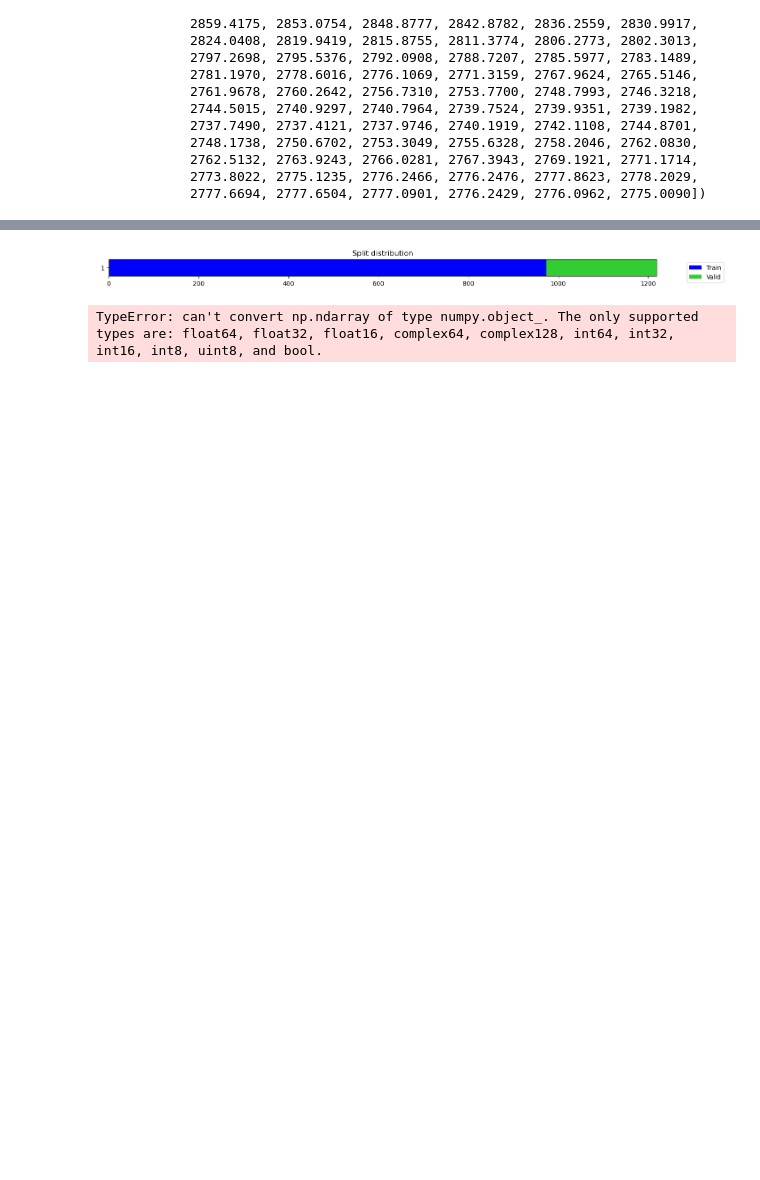
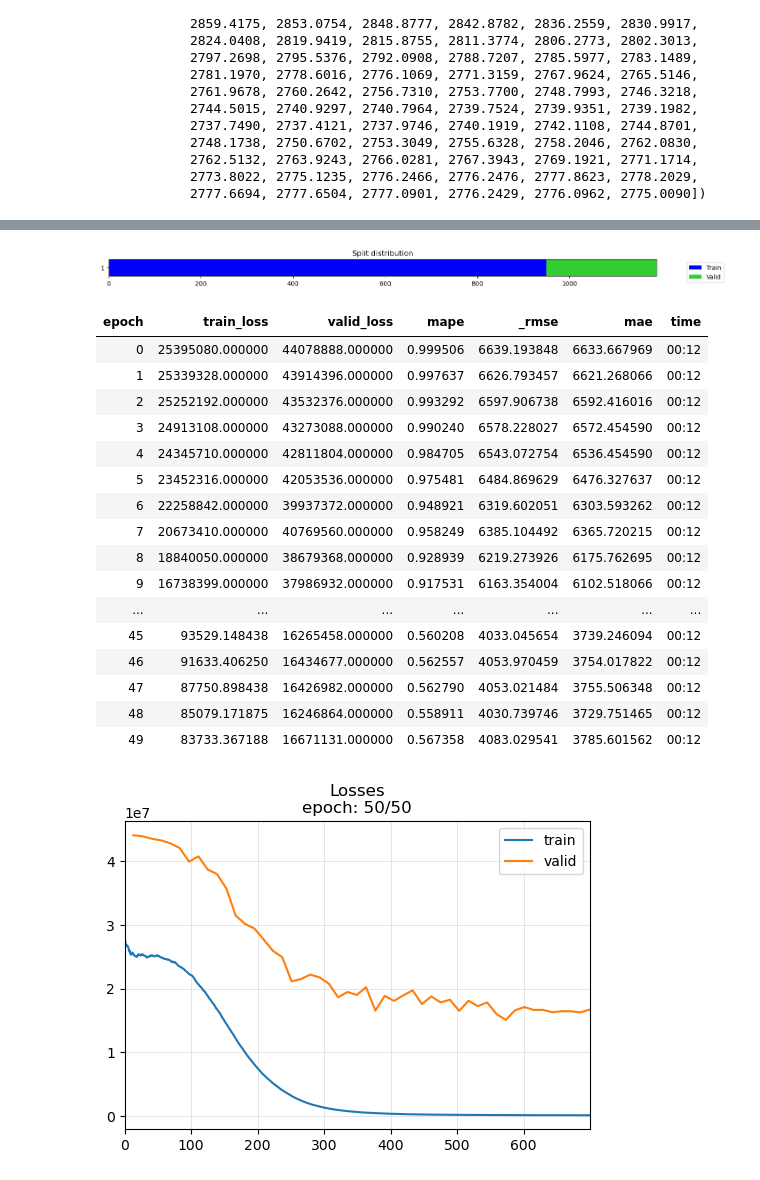
Before and after one commit to TeaDove/kodiki-aviahack, a Jupyter notebook: ml/analitics.ipynb, the cells around one changed output, grey strips where cells are left out. Saved outputs shown, nothing was run; the diff lists cells and outputs as text; code cells hidden in the pictures; blank space fills up the shorter version.

Commit message:
fix: fix error in notebooks

```diff
--- a/ml/analitics.ipynb
+++ b/ml/analitics.ipynb
@@ -52,2 +36,0 @@ dfs['Урал']
-# %%
-dfs['СЗ']['keeping_actual'][1] = pd.to_numeric(dfs['СЗ']['keeping_actual'])
@@ -145,7 +122,7 @@ learn.save_all("/Users/tainella/Documents/MTC")
 # %%
 del learn
 # %%
-learn = load_learner("/Users/tainella/Documents/MTC/learner.pkl")
+learn = load_learner("/Users/tainella/Documents/MTC/МСК_хранение/learner.pkl")
 # %%
 y_pred = learn.get_X_preds(X[splits[1]])
 # %% [output]
@@ -186,25 +163,29 @@ TensorBase([2928.7617, 2927.1484, 2926.1711, 2923.4819, 2921.6677, 2918.0547,
 # %%
-def train(name, skl_type, path_save):
+def train(name, skl_type, path_save, epoches = 50, wl = 160, nf = 64):
     '''
         name = ['МСК', 'Урал', 'СЗ'] - имя склада
         skl_type = ['keeping_actual' , 'processing_actual'] - тип
     '''
+
+    #print(dfs[name]['keeping_actual'].dtype)
+    if 'date' in list(dfs[name].columns):
+        dfs[name] = dfs[name].drop(columns = ['date'])
+    data = dfs[name].to_numpy()
+    #print(data)
+
     target_col = skl_type
     feature_cols = list(dfs[name].columns)
     target_col_id = feature_cols.index(target_col)
+    feature_cols = ["receiving_actual", "shipment_actual"]
 
-    if 'date' in list(dfs[name].columns):
-        dfs[name] = dfs[name].drop(columns = ['date'])
-    data = dfs[name].to_numpy()
-
-    wl = 160
     horizon = 84
     stride = 1
+
     X, y = SlidingWindow(wl, horizon = horizon, stride=stride, get_y=[target_col_id], get_x = list(range(len(feature_cols))))(data)
 
     splits = TimeSplitter(valid_size = 0.2)(y)
 
-    learn =  TSForecaster(X, y, arch_config = {'fc_dropout' : 0.5, 'nf' : 64},splits=splits, bs=[64, 128], batch_tfms=TSStandardize(by_sample=True), arch=InceptionTimePlus, cbs=ShowGraph(), metrics = [mape, rmse, mae])
-    learn.fit_one_cycle(50, 1e-3)
+    learn =  TSForecaster(X, y, arch_config = {'fc_dropout' : 0.5, 'nf' : nf},splits=splits, bs=[64, 128], batch_tfms=TSStandardize(by_sample=True), arch=InceptionTimePlus, cbs=ShowGraph(), metrics = [mape, rmse, mae])
+    learn.fit_one_cycle(epoches, 1e-3)
 
     learn.save_all(path_save)
@@ -259,5 +297,22 @@ train("МСК", "processing_actual", "/Users/tainella/Documents/MTC/МСК_об
 # %%
-train("СЗ", "keeping_actual", "/Users/tainella/Documents/MTC/СЗ_хранение")
+train("СЗ", "keeping_actual", "/Users/tainella/Documents/MTC/СЗ_хранение", wl = 190, epoches = 50, nf = 32)
 # %% [output]
-[figure, old version]
+[figure, new version]
-TypeError: can't convert np.ndarray of type numpy.object_. The only supported types are: float64, float32, float16, complex64, complex128, int64, int32, int16, int8, uint8, and bool.
+| epoch | train_loss | valid_loss | mape | _rmse | mae | time |
+| 0 | 25395080.000000 | 44078888.000000 | 0.999506 | 6639.193848 | 6633.667969 | 00:12 |
+| 1 | 25339328.000000 | 43914396.000000 | 0.997637 | 6626.793457 | 6621.268066 | 00:12 |
+| 2 | 25252192.000000 | 43532376.000000 | 0.993292 | 6597.906738 | 6592.416016 | 00:12 |
+| 3 | 24913108.000000 | 43273088.000000 | 0.990240 | 6578.228027 | 6572.454590 | 00:12 |
+| 4 | 24345710.000000 | 42811804.000000 | 0.984705 | 6543.072754 | 6536.454590 | 00:12 |
+| 5 | 23452316.000000 | 42053536.000000 | 0.975481 | 6484.869629 | 6476.327637 | 00:12 |
+| 6 | 22258842.000000 | 39937372.000000 | 0.948921 | 6319.602051 | 6303.593262 | 00:12 |
+| 7 | 20673410.000000 | 40769560.000000 | 0.958249 | 6385.104492 | 6365.720215 | 00:12 |
+| 8 | 18840050.000000 | 38679368.000000 | 0.928939 | 6219.273926 | 6175.762695 | 00:12 |
+| 9 | 16738399.000000 | 37986932.000000 | 0.917531 | 6163.354004 | 6102.518066 | 00:12 |
+| ... | ... | ... | ... | ... | ... | ... |
+| 45 | 93529.148438 | 16265458.000000 | 0.560208 | 4033.045654 | 3739.246094 | 00:12 |
+| 46 | 91633.406250 | 16434677.000000 | 0.562557 | 4053.970459 | 3754.017822 | 00:12 |
+| 47 | 87750.898438 | 16426982.000000 | 0.562790 | 4053.021484 | 3755.506348 | 00:12 |
+| 48 | 85079.171875 | 16246864.000000 | 0.558911 | 4030.739746 | 3729.751465 | 00:12 |
+| 49 | 83733.367188 | 16671131.000000 | 0.567358 | 4083.029541 | 3785.601562 | 00:12 |
+[figure, added]
```
Also changed, not shown: parts of 33 cells of this notebook, 1 other file.
